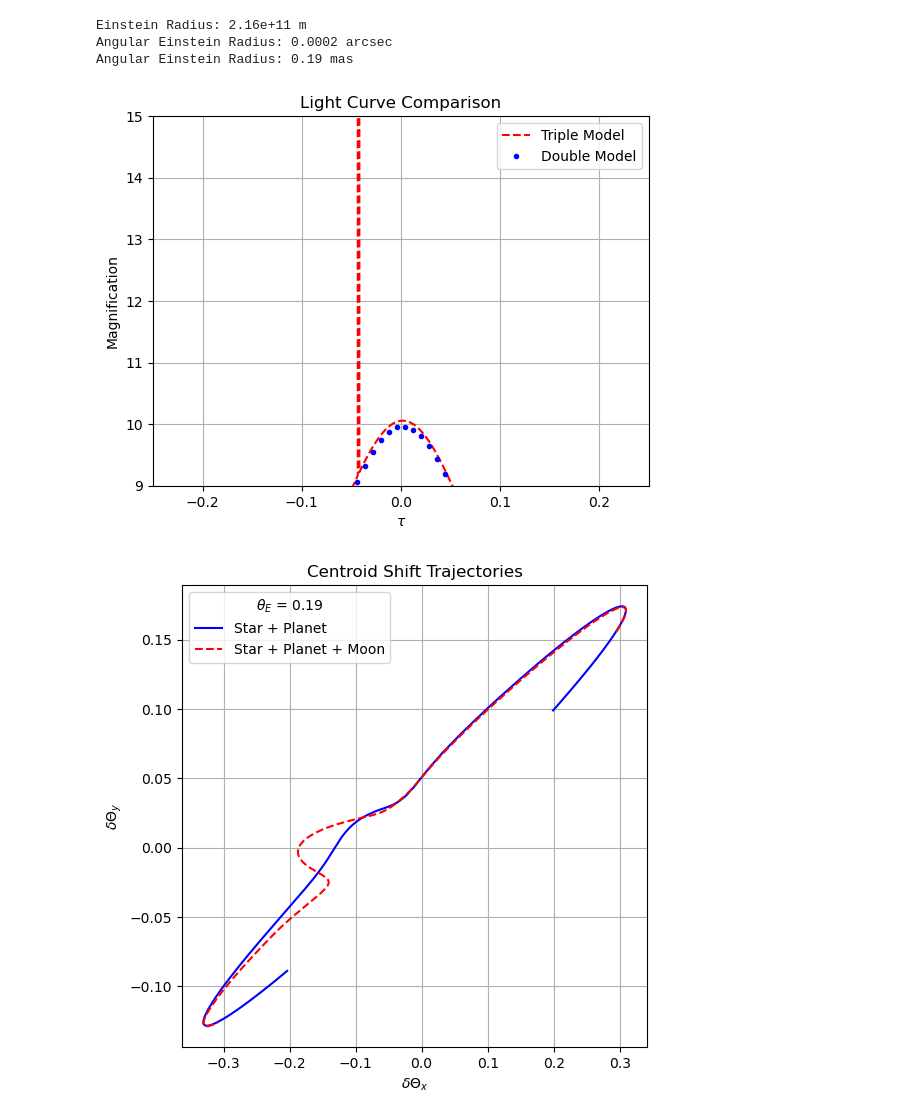
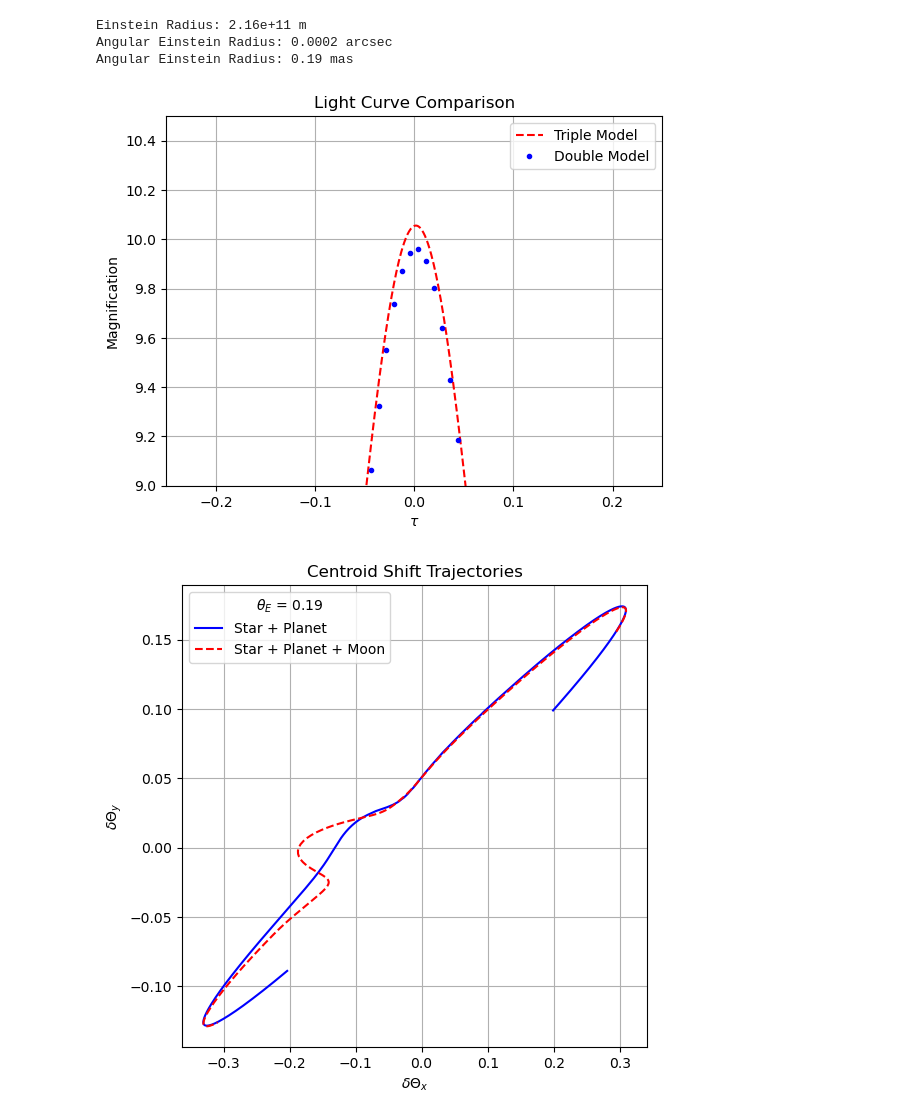
Before and after one commit to AmberLee2427/SURP25, a Jupyter notebook: Microlensing/run4.ipynb, the cells around one changed output. Cells and saved outputs as stored; diff of their text form; code cells hidden in the pictures.

```diff
--- a/Microlensing/run4.ipynb
+++ b/Microlensing/run4.ipynb
@@ -137,18 +137,18 @@ triple_model_mag = data['mag']
 # %%
 plt.plot(triple_model_tau, triple_model_mag, '--', label = "Triple Model", color = 'red')
 plt.plot(double_model_tau, double_model_mag, '.b', label="Double Model")
 
 plt.xlim(-.25, .25)
-plt.ylim(9, 15)
+plt.ylim(9, 10.5)
 
 plt.xlabel(r"$\tau$")
 plt.ylabel("Magnification")
 plt.title("Light Curve Comparison")
 plt.grid(True)
 plt.legend()
 plt.show()
 # %% [output]
-[figure, old version]
+[figure, new version]
 # %%
 two_system = double_model.systems[0]
 three_system = triple_model.systems[0]
```
Also changed, not shown: 11 other files.
